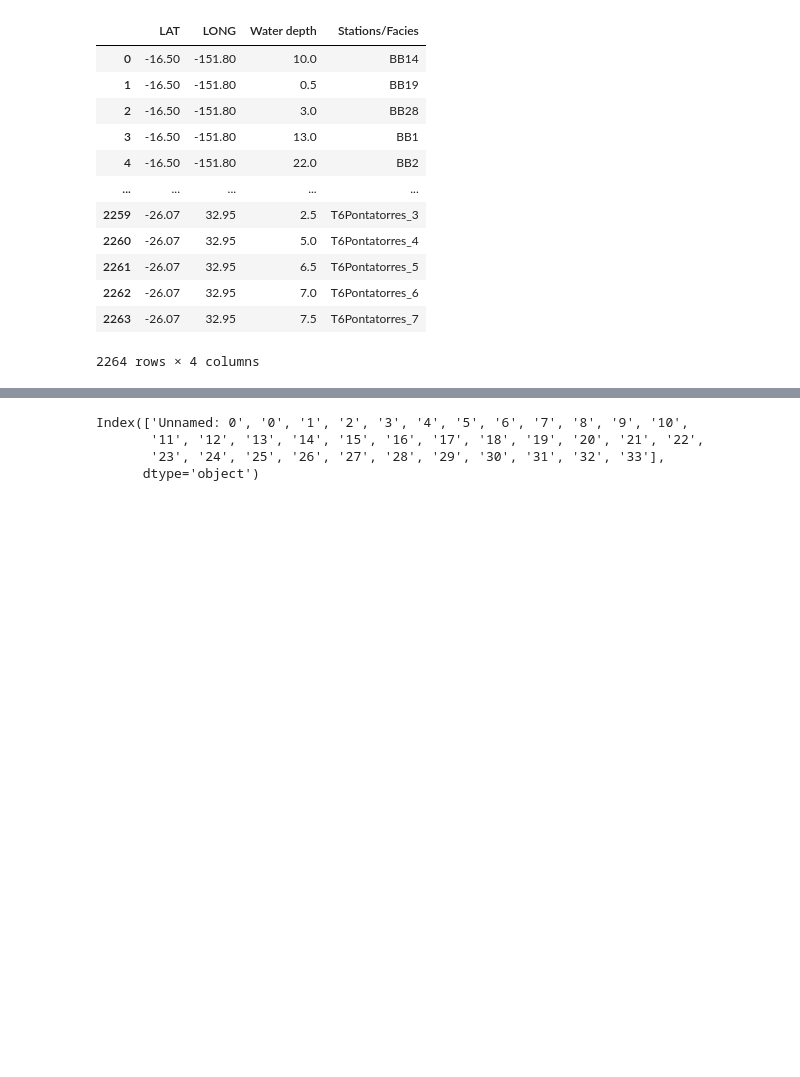
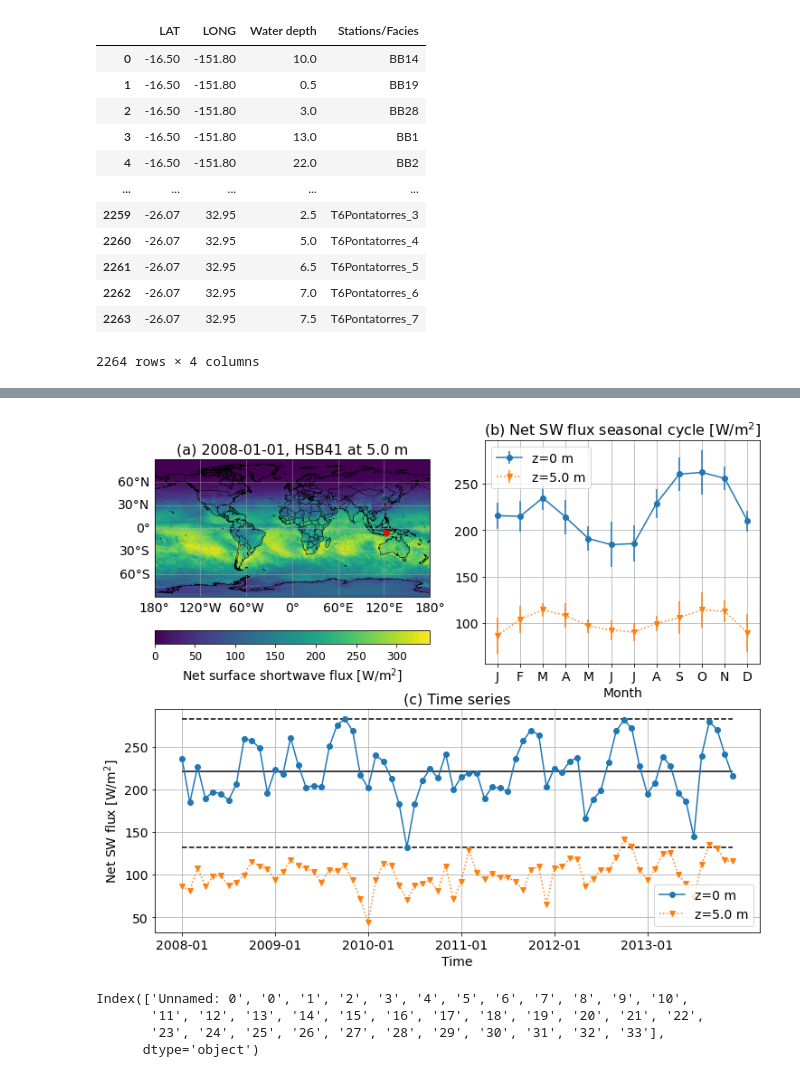
Before and after one commit to agonmer/sat4sediments, a Jupyter notebook: extract_temporal_stats.ipynb, the cells around one changed output, grey strips where cells are left out. Cells and saved outputs as stored; diff of their text form; code cells hidden in the pictures; blank space fills up the shorter version.

```diff
--- a/extract_temporal_stats.ipynb
+++ b/extract_temporal_stats.ipynb
@@ -319,3 +527,55 @@ plt.savefig(figure_name,bbox_inches='tight')
+# %%
+# Map of SW.
+
+fig = plt.figure(figsize=(12,10))
+
+ax1 = fig.add_subplot(2,2,1,projection=crs)
+plot_background(ax1)
+pc1 = ax1.pcolormesh(lon_sw,lat_sw,swdn_map[0]-swup_map[0],shading='nearest',transform=ccrs.PlateCarree())
+cbar1 = plt.colorbar(pc1, orientation = 'horizontal')
+cbar1.ax.tick_params(labelsize=12)
+ax1.plot(lon0,lat0,'or')
+ax1.plot([lon0-dlonnn,lon0+dlonnn,lon0+dlonnn,lon0-dlonnn,lon0-dlonnn],
+         [lat0-dlattt,lat0-dlattt,lat0+dlattt,lat0+dlattt,lat0-dlattt],'red')
+cbar1.set_label('Net surface shortwave flux [W/m$^2$]',size=14)
+ax1.set_title('(a) ' + str_start+', '+sf0+' at '+str(wd0)+' m', fontsize=16)
+
+ax2 = fig.add_subplot(2,2,2)
+sw_years = sw_t.reshape((nyears,12))
+sw_mean_seasonal = np.mean(sw_years,axis=0)
+sw_std_seasonal = np.std(sw_years,axis=0)
+ax2.errorbar(np.arange(1,13),sw_mean_seasonal,sw_std_seasonal,fmt='o-',label='z=0 m')
+swz_years = swz_t.reshape((nyears,12))
+swz_mean_seasonal = np.mean(swz_years,axis=0)
+swz_std_seasonal = np.std(swz_years,axis=0)
+ax2.errorbar(np.arange(1,13),swz_mean_seasonal,swz_std_seasonal,fmt='v:',label='z='+str(wd0)+' m')
+ax2.tick_params(axis='both',labelsize=14)
+ax2.set_title('(b) Net SW flux seasonal cycle [W/m$^2$]', fontsize=16)
+ax2.set_xlabel('Month',fontsize=14)
+ax2.set_xticks(np.arange(1,13))
+ax2.legend(fontsize=14)
+ax2.set_xticklabels(['J','F','M','A','M','J','J','A','S','O','N','D'])
+plt.grid()
+
+ax3 = fig.add_subplot(2,1,2)
+ax3.plot(time_series,sw_t,'o-',label='z=0 m')
+ax3.plot(time_series,swz_t,'v:',label='z='+str(wd0)+' m')
+ax3.tick_params(axis='both',labelsize=14)
+ax3.set_ylabel('Net SW flux [W/m$^2$]',fontsize=14)
+ax3.set_xlabel('Time',fontsize=14)
+ax3.set_xticks(np.arange(0,len(sw_series),12))
+ax3.set_xticklabels(time_series[::12])
+ax3.set_title('(c) Time series', fontsize=16)
+plt.grid()
+ax3.legend(fontsize=14)
+ax3.hlines(sw_max,time_series[0],time_series[-1],colors='k',linestyles='dashed')
+ax3.hlines(sw_min,time_series[0],time_series[-1],colors='k',linestyles='dashed')
+ax3.hlines(sw_avg,time_series[0],time_series[-1],colors='k',linestyles='solid')
+
+figure_name = 'map_time_series_sw_'+sf0+'_'+str(wd0)+'.png'
+plt.savefig(figure_name,bbox_inches='tight')
+# %% [output]
+[figure, added]
 # %%
 # Check the number of nans in the selected stat_db file
 
```
Also changed, not shown: parts of 11 cells of this notebook, 1 other file.
